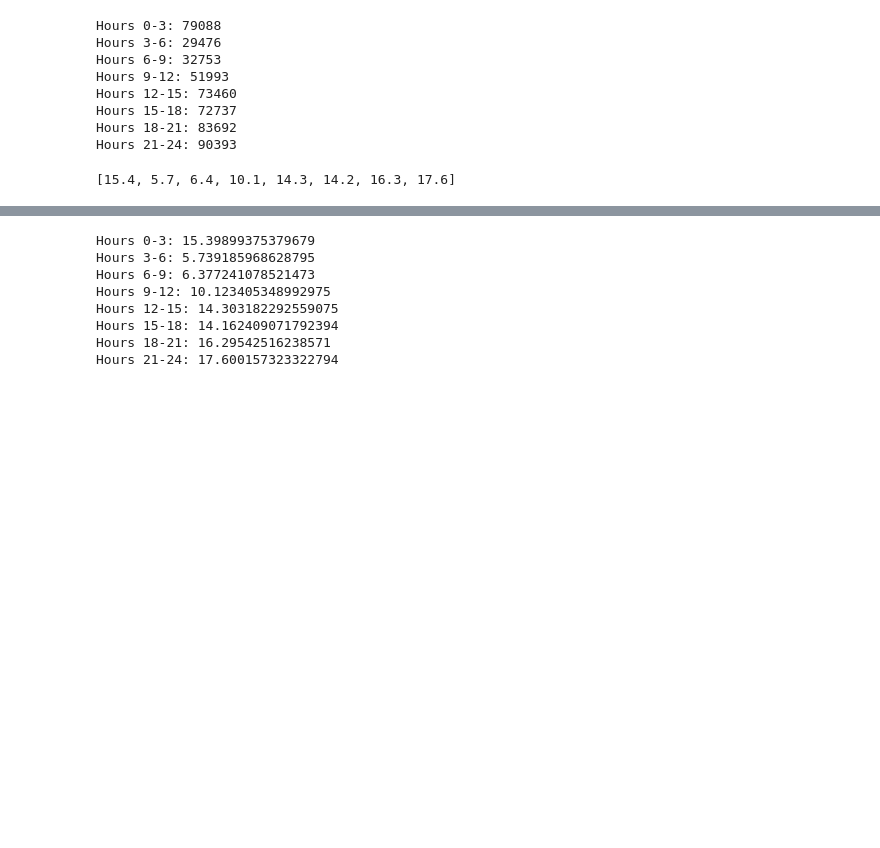
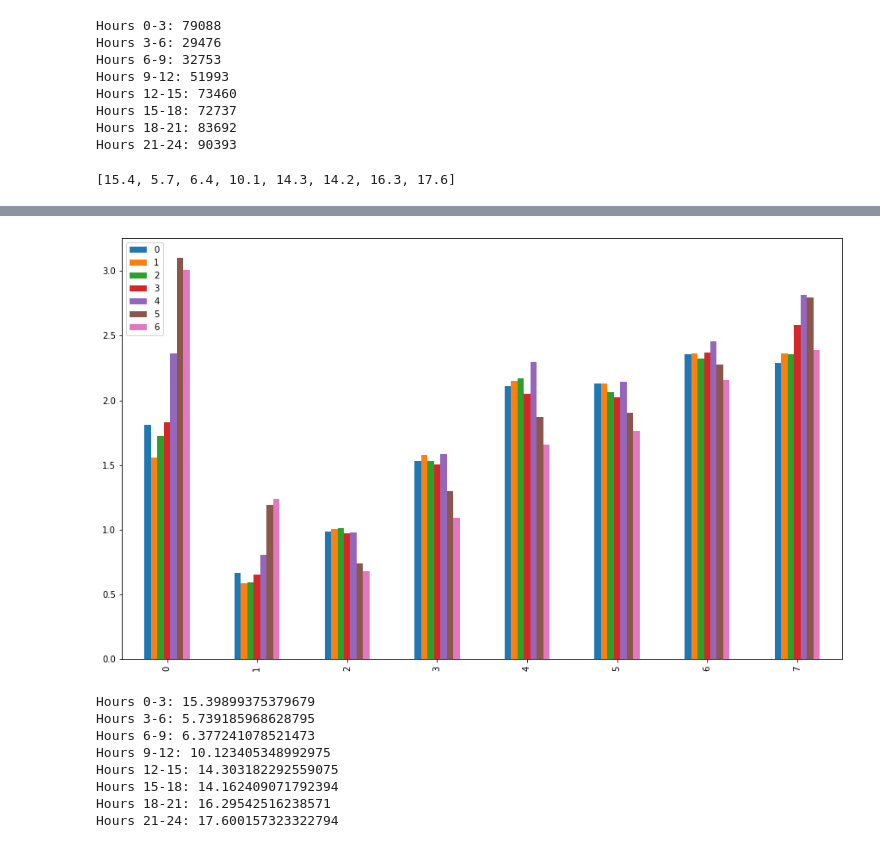
Before and after one commit to jraigosa/group-4, a Jupyter notebook: JupyterNotebooks/DateGrouping.ipynb, the cells around one changed output, grey strips where cells are left out. Saved outputs shown, nothing was run; the diff lists cells and outputs as text; code cells hidden in the pictures; blank space fills up the shorter version.

```diff
--- a/JupyterNotebooks/DateGrouping.ipynb
+++ b/JupyterNotebooks/DateGrouping.ipynb
@@ -132 +132,9 @@ Text(0.5, 1.0, 'Percentage of Reports By Time of Day')
 [figure]
+# %%
+days_of_week = range( 0, 7)
+crime_by_day_and_hour = {}
+for day in days_of_week:
+    pct_crime_by_hour_block = [ np.round((len( df[(df.index.hour >= hour)& (df.index.hour < (hour+3)) &
+                                                  (df.index.dayofweek==day)] )
+                                          /len(df)*100),10) for hour in hour_blocks ]
+    crime_by_day_and_hour[day] = pct_crime_by_hour_block
@@ -133,3 +161,9 @@ Text(0.5, 1.0, 'Percentage of Reports By Time of Day')
+# %%
+crime_by_day_hour_df = pd.DataFrame(crime_by_day_and_hour)
+# %%
+crime_by_day_hour_plot = crime_by_day_hour_df.plot.bar(figsize=(15,9))
+# %% [output]
+[figure, added]
 # %%
 for hour in [0,3,6,9,12,15,18,21]:
     print(f"Hours {hour}-{hour+3}: { len( df[(df.index.hour >= hour)& (df.index.hour < (hour+3))] )/len(df)*100 }")
```
Also changed, not shown: parts of 16 cells of this notebook, 3 other files.
